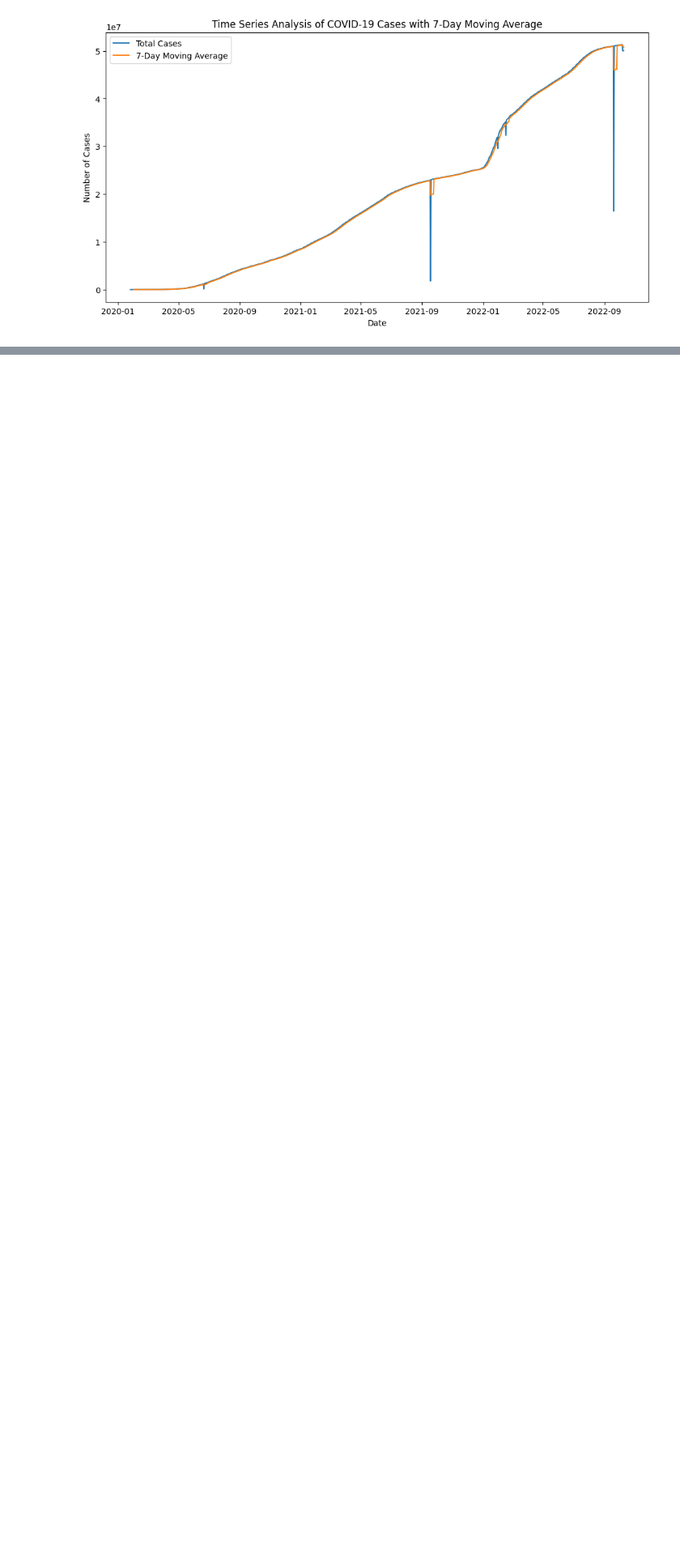
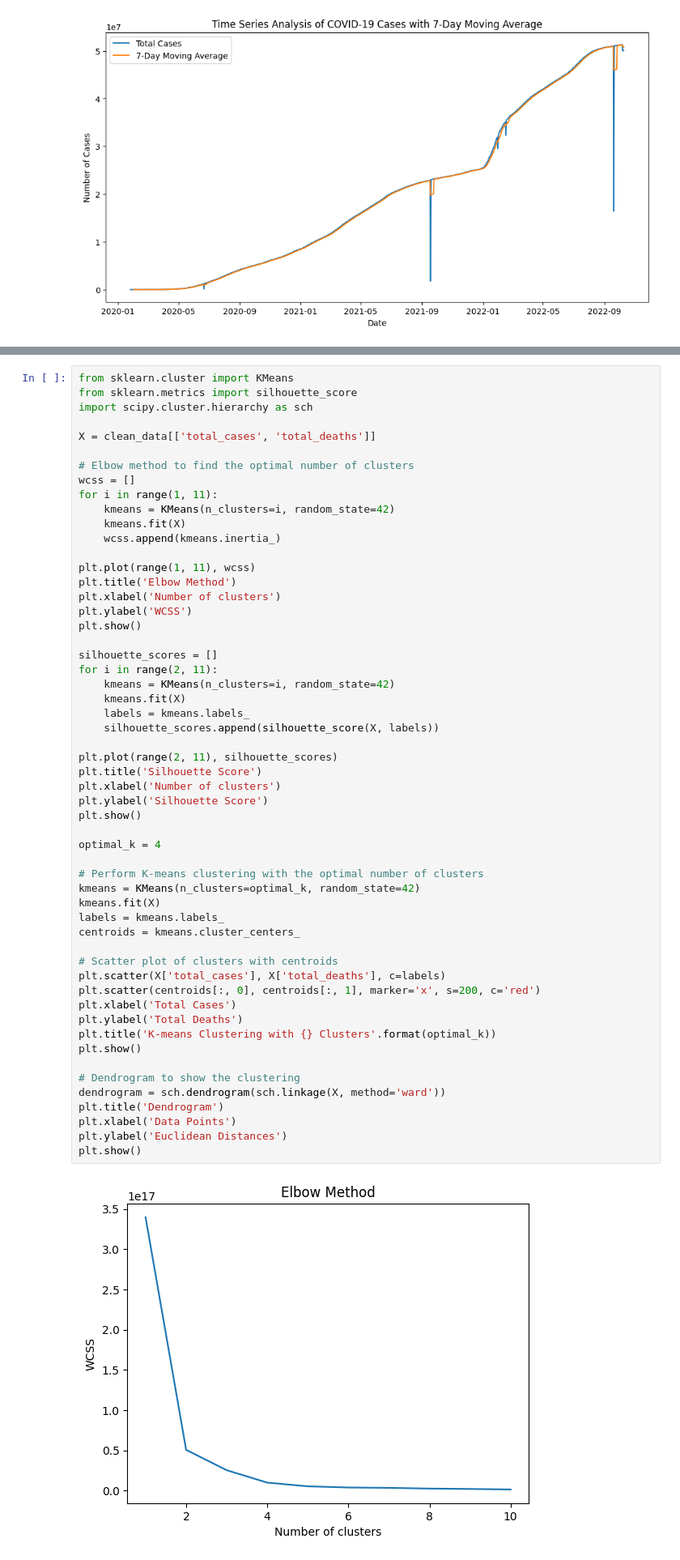
Before and after one commit to genkioverdrive/EDA, a Jupyter notebook: Exploratory_Data_Analysis_Task.ipynb, the cells around one changed output, grey strips where cells are left out. Shown at 81% size. Drawn from its saved outputs; the diff is of its cells as text; blank space fills up the shorter version.

```diff
--- a/Exploratory_Data_Analysis_Task.ipynb
+++ b/Exploratory_Data_Analysis_Task.ipynb
@@ -220,0 +362,57 @@ See the caveats in the documentation: https://pandas.pydata.org/pandas-docs/stab
+# %%
+from sklearn.cluster import KMeans
+from sklearn.metrics import silhouette_score
+import scipy.cluster.hierarchy as sch
+
+X = clean_data[['total_cases', 'total_deaths']]
+
+# Elbow method to find the optimal number of clusters
+wcss = []
+for i in range(1, 11):
+    kmeans = KMeans(n_clusters=i, random_state=42)
+    kmeans.fit(X)
+    wcss.append(kmeans.inertia_)
+
+plt.plot(range(1, 11), wcss)
+plt.title('Elbow Method')
+plt.xlabel('Number of clusters')
+plt.ylabel('WCSS')
+plt.show()
+
+silhouette_scores = []
+for i in range(2, 11):
+    kmeans = KMeans(n_clusters=i, random_state=42)
+    kmeans.fit(X)
+    labels = kmeans.labels_
+    silhouette_scores.append(silhouette_score(X, labels))
+
+plt.plot(range(2, 11), silhouette_scores)
+plt.title('Silhouette Score')
+plt.xlabel('Number of clusters')
+plt.ylabel('Silhouette Score')
+plt.show()
+
+optimal_k = 4
+
+# Perform K-means clustering with the optimal number of clusters
+kmeans = KMeans(n_clusters=optimal_k, random_state=42)
+kmeans.fit(X)
+labels = kmeans.labels_
+centroids = kmeans.cluster_centers_
+
+# Scatter plot of clusters with centroids
+plt.scatter(X['total_cases'], X['total_deaths'], c=labels)
+plt.scatter(centroids[:, 0], centroids[:, 1], marker='x', s=200, c='red')
+plt.xlabel('Total Cases')
+plt.ylabel('Total Deaths')
+plt.title('K-means Clustering with {} Clusters'.format(optimal_k))
+plt.show()
+
+# Dendrogram to show the clustering
+dendrogram = sch.dendrogram(sch.linkage(X, method='ward'))
+plt.title('Dendrogram')
+plt.xlabel('Data Points')
+plt.ylabel('Euclidean Distances')
+plt.show()
+# %% [output]
+[figure, added]
```
Also changed, not shown: parts of 10 cells of this notebook.
